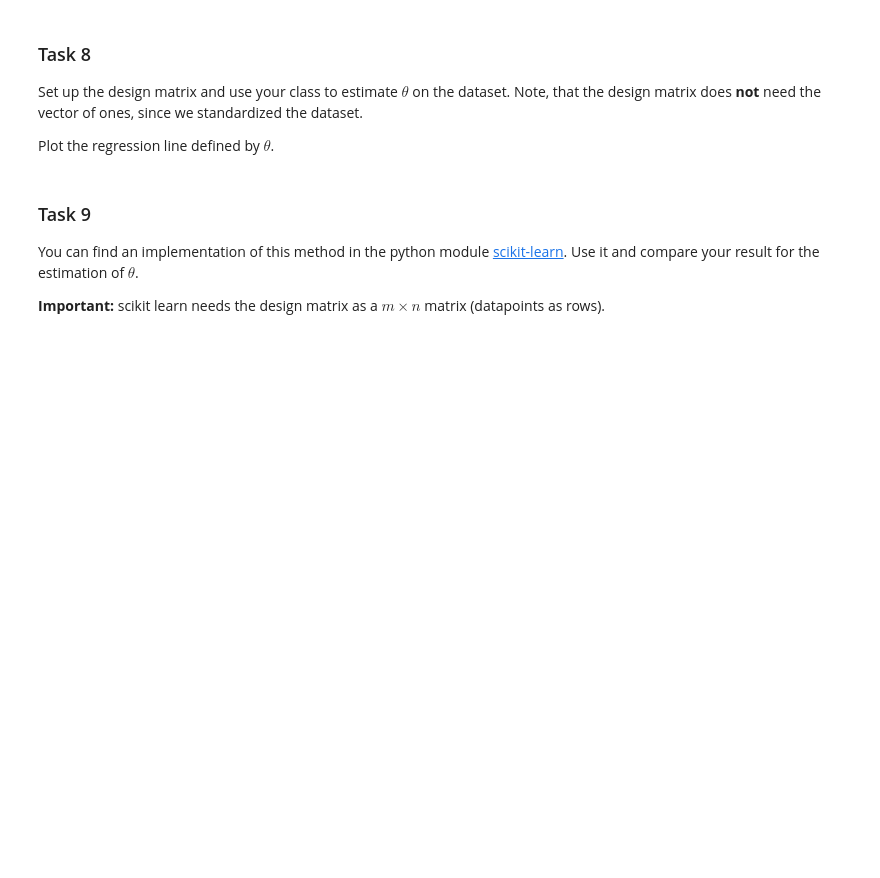
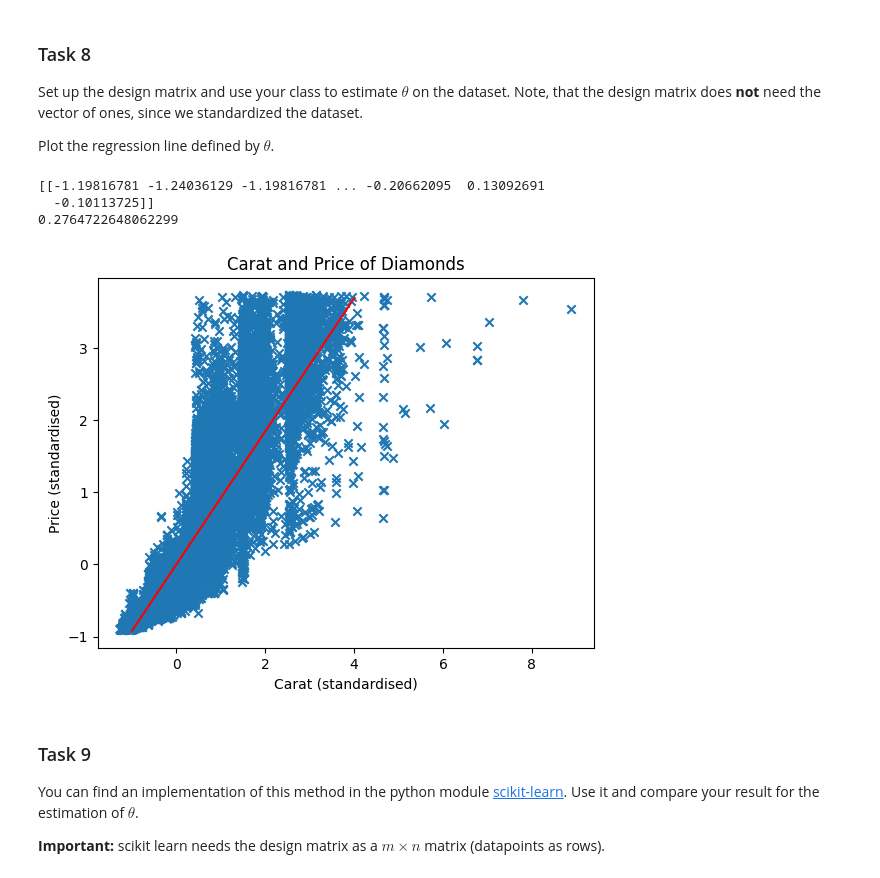
Before and after one commit to HerrMotz/AGDML-Lab, a Jupyter notebook: 01_Linear_Regression/01_Linear_Regression.ipynb, the cells around one changed output. Cells and saved outputs as stored; diff of their text form; code cells hidden in the pictures; blank space fills up the shorter version.

```diff
--- a/01_Linear_Regression/01_Linear_Regression.ipynb
+++ b/01_Linear_Regression/01_Linear_Regression.ipynb
@@ -303,7 +376,8 @@ class LinReg():
             c... parameter for ridge regression
         '''
         # TODO: create attributes: c, theta
-        pass
+        self.c = c
+        self.theta = 0
 
     def fit(self, X:np.ndarray, Y:np.ndarray) -> None:
         '''
@@ -315,19 +389,20 @@ class LinReg():
         '''
 
         # TODO: estimate theta
-        pass
+        # self.theta = ( np.linalg.inv( X @ X.transpose() ) ) @ X.dot(Y)
+        self.theta = np.linalg.solve( X @ X.transpose() + ( self.c * np.identity(X.shape[0]) ), X @ Y)
 
     def predict(self, X:np.ndarray) -> np.ndarray:
         '''
         Using learned parameters, predicts output for given X.
 
         @Params:
-            X... n x m matrix
-            Y... vector of length m
+            X... n x m matrix wtf bro?
+            Y... vector of length m Weeesschne!
         '''
+        # TODO: predict labels
 
-        # TODO: predict labels
-        pass
+        return self.theta @ X
 # %% [markdown]
 ### Task 7
 
@@ -353,3 +440,35 @@ Plot the regression line defined by $\theta$.
+# %%
+# TODO: build design matrix, y
+
+X_design_matrix = np.array(X_fitted_df['carat']).reshape(1, -1)
+print(X_design_matrix)
+
+y = np.array(X_fitted_df['price'])
+
+# TODO: use Linear Regression
+lr = LinReg(1)
+lr.fit(X_design_matrix, y)
+
+print(lr.predict([0.3]))
+
+_rg = np.arange(-1, 4.1, 0.2)
+predictions = [lr.predict([c]) for c in _rg]
+
+# TODO: plot data + regression line
+plt.title("Carat and Price of Diamonds")
+plt.xlabel("Carat (standardised)")
+plt.ylabel("Price (standardised)")
+
+# This does not make sense!
+# We use unstandardised values as input for the predictor
+plt.scatter(X_fitted_df['carat'], X_fitted_df['price'], marker="x")
+plt.plot(_rg, predictions, 'r')
+plt.show()
+# %% [output]
+[[-1.19816781 -1.24036129 -1.19816781 ... -0.20662095  0.13092691
+  -0.10113725]]
+0.2764722648062299
+[figure, added]
 # %% [markdown]
 ### Task 9
 
```
Also changed, not shown: parts of 15 cells of this notebook.
